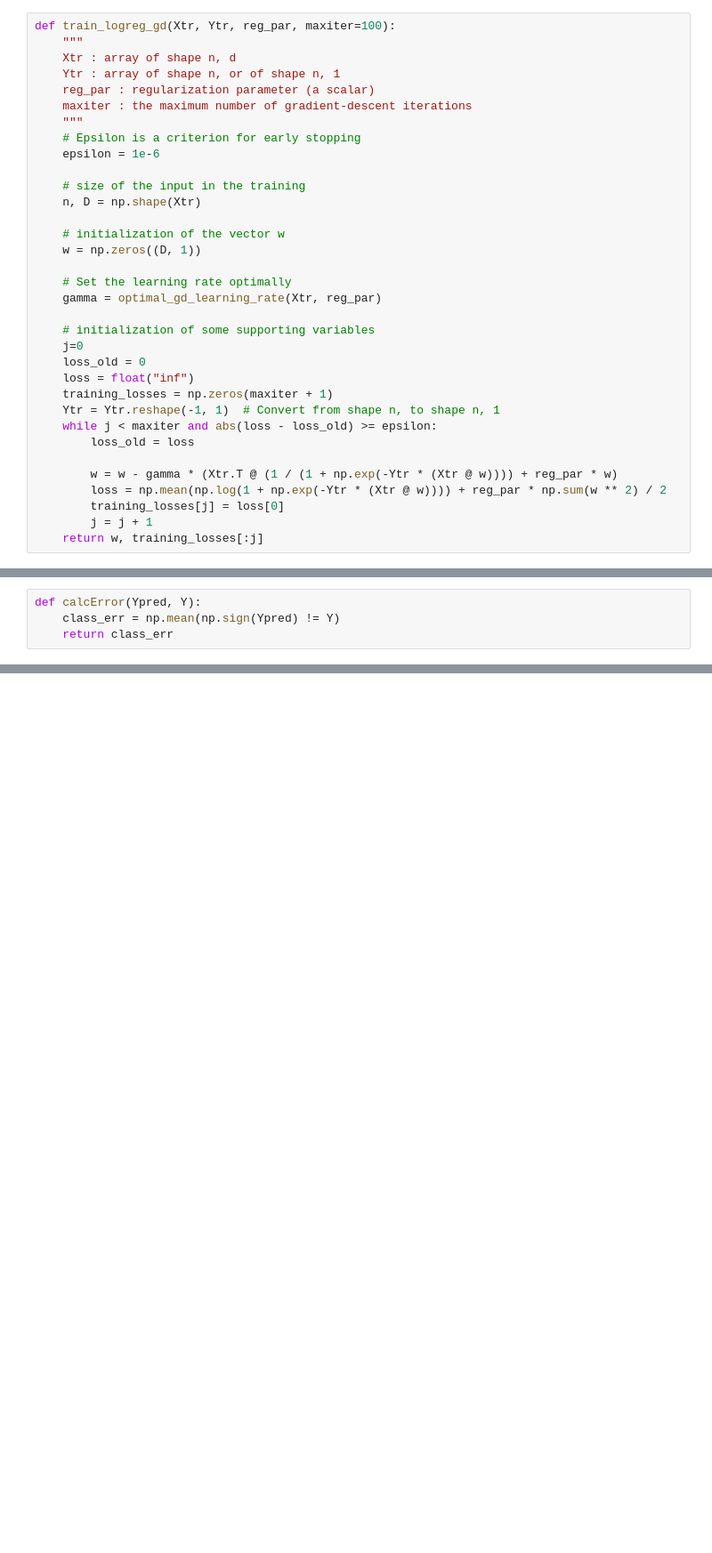
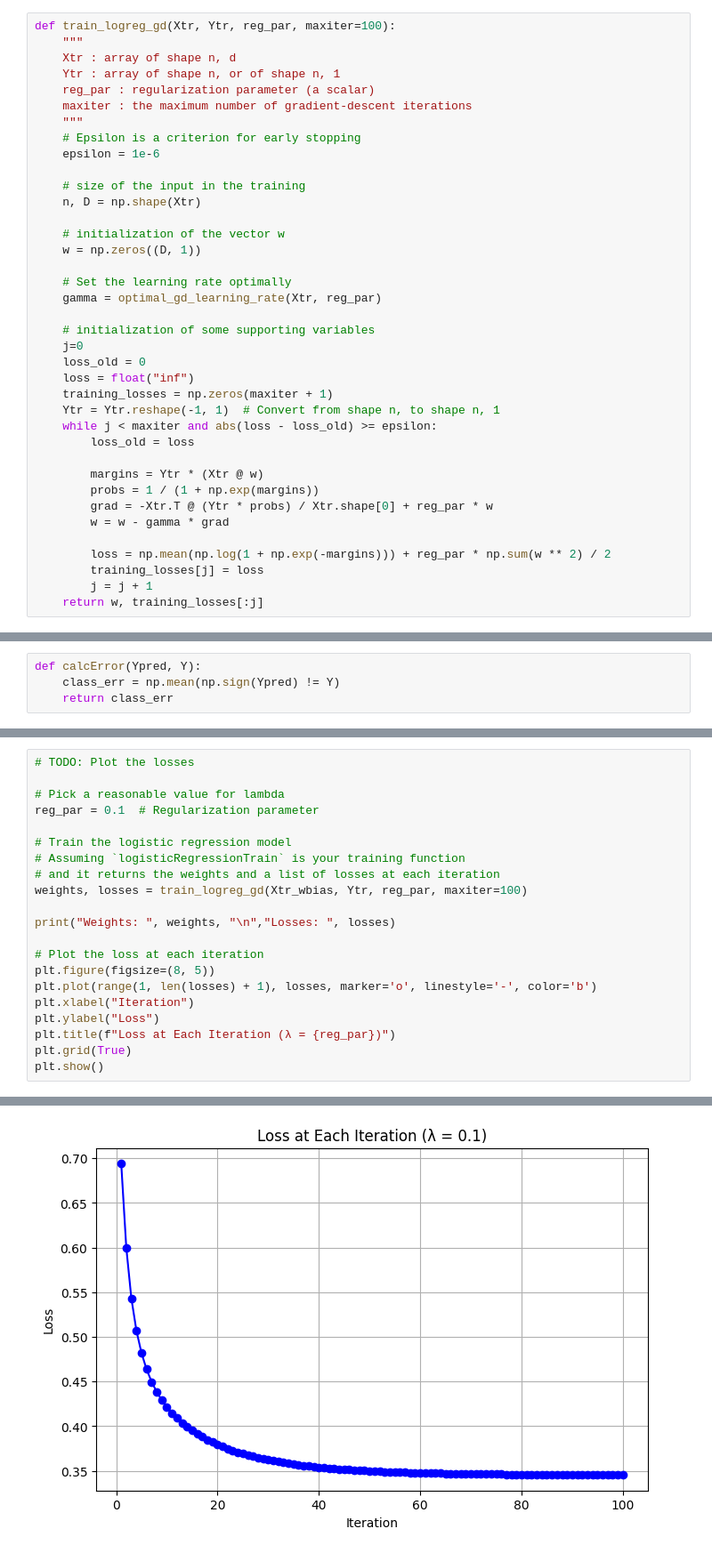
Before and after one commit to Clonecodesash/MachineLearning, a Jupyter notebook: Lab4_LogisticRegression.ipynb, the cells around one changed output, grey strips where cells are left out. Shown at 89% size. Drawn from its saved outputs; the diff is of its cells as text; blank space fills up the shorter version.

```diff
--- a/Lab4_LogisticRegression.ipynb
+++ b/Lab4_LogisticRegression.ipynb
@@ -147,9 +147,13 @@ def train_logreg_gd(Xtr, Ytr, reg_par, maxiter=100):
     while j < maxiter and abs(loss - loss_old) >= epsilon:
         loss_old = loss
 
-        w = w - gamma * (Xtr.T @ (1 / (1 + np.exp(-Ytr * (Xtr @ w)))) + reg_par * w)
-        loss = np.mean(np.log(1 + np.exp(-Ytr * (Xtr @ w)))) + reg_par * np.sum(w ** 2) / 2
-        training_losses[j] = loss[0]
+        margins = Ytr * (Xtr @ w)
+        probs = 1 / (1 + np.exp(margins))
+        grad = -Xtr.T @ (Ytr * probs) / Xtr.shape[0] + reg_par * w
+        w = w - gamma * grad
+
+        loss = np.mean(np.log(1 + np.exp(-margins))) + reg_par * np.sum(w ** 2) / 2
+        training_losses[j] = loss
         j = j + 1
     return w, training_losses[:j]
 # %% [markdown]
@@ -233,0 +236,22 @@ ax1.scatter(Xts[:,0], Xts[:,1], s=70, c=Yts, alpha=0.8)
+# %%
+# TODO: Plot the losses
+
+# Pick a reasonable value for lambda
+reg_par = 0.1  # Regularization parameter
+
+# Train the logistic regression model
+# Assuming `logisticRegressionTrain` is your training function
+# and it returns the weights and a list of losses at each iteration
+weights, losses = train_logreg_gd(Xtr_wbias, Ytr, reg_par, maxiter=100)
+
+print("Weights: ", weights, "\n","Losses: ", losses)
+
+# Plot the loss at each iteration
+plt.figure(figsize=(8, 5))
+plt.plot(range(1, len(losses) + 1), losses, marker='o', linestyle='-', color='b')
+plt.xlabel("Iteration")
+plt.ylabel("Loss")
+plt.title(f"Loss at Each Iteration (λ = {reg_par})")
+plt.grid(True)
+plt.show()
+# %% [output]
@@ -233,0 +278 @@ ax1.scatter(Xts[:,0], Xts[:,1], s=70, c=Yts, alpha=0.8)
+[figure, added]
```
Also changed, not shown: parts of 17 cells of this notebook, 1 other file.
